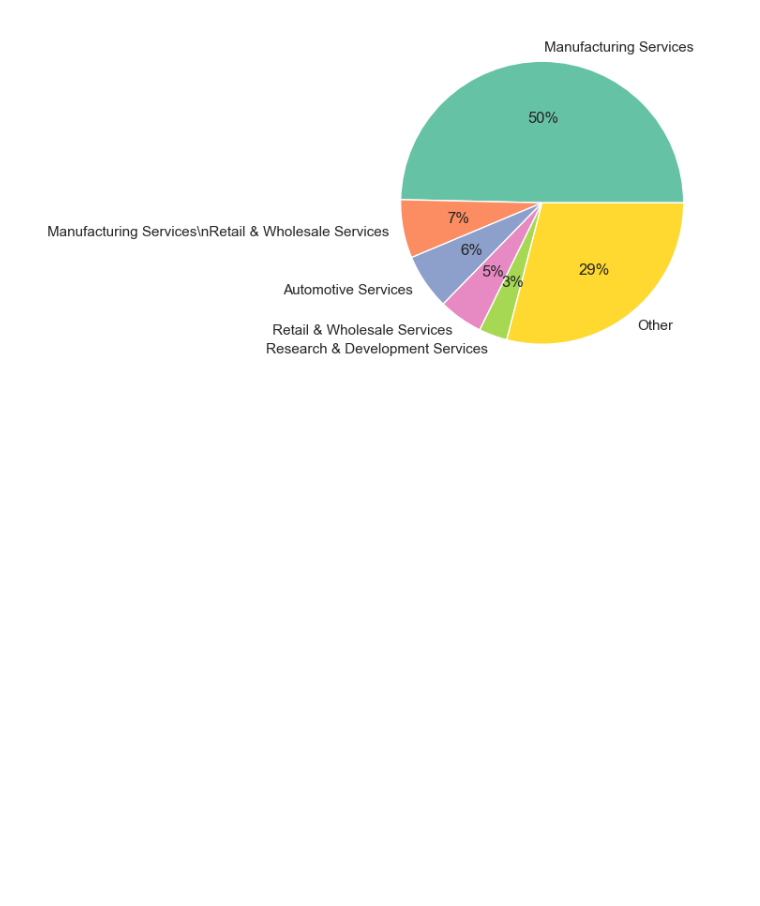
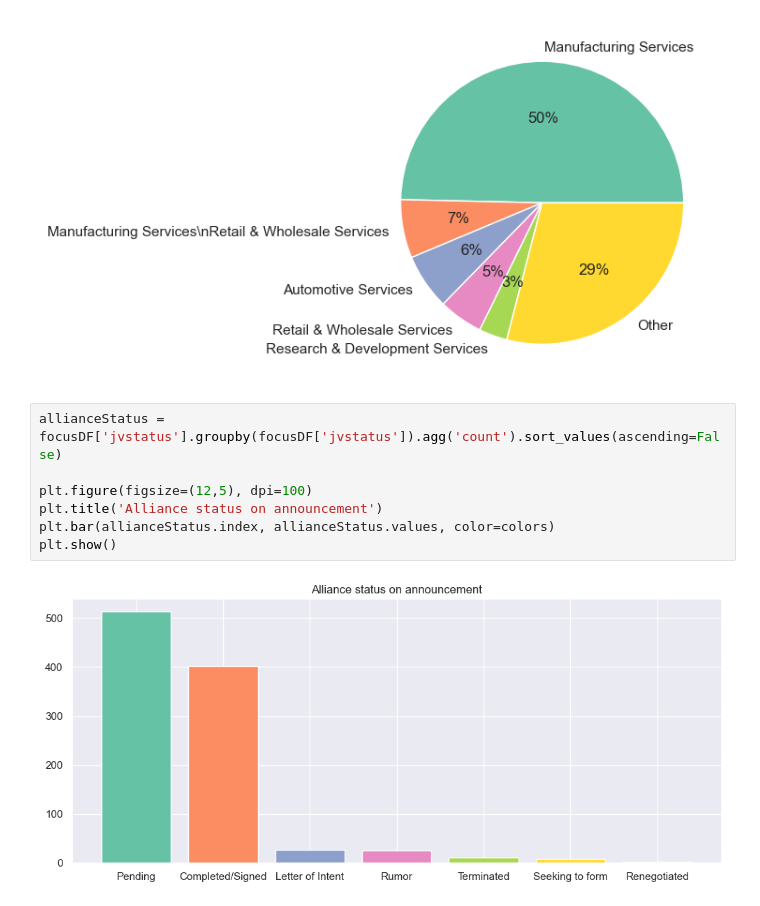
Before and after one commit to bang-a-coder/thesis-analysis, a Jupyter notebook: explore.ipynb, the cells around one changed output. Cells and saved outputs as stored; diff of their text form; blank space fills up the shorter version.

Commit message:
alliance status bar

```diff
--- a/explore.ipynb
+++ b/explore.ipynb
@@ -86,3 +86,12 @@ plt.pie(activCounts, labels=activCounts.index, colors=colors, autopct='%.0f%%')
 plt.show()
 # %% [output]
 [figure]
+# %%
+allianceStatus = focusDF['jvstatus'].groupby(focusDF['jvstatus']).agg('count').sort_values(ascending=False)
+
+plt.figure(figsize=(12,5), dpi=100)
+plt.title('Alliance status on announcement')
+plt.bar(allianceStatus.index, allianceStatus.values, color=colors)
+plt.show()
+# %% [output]
+[figure, added]
```
